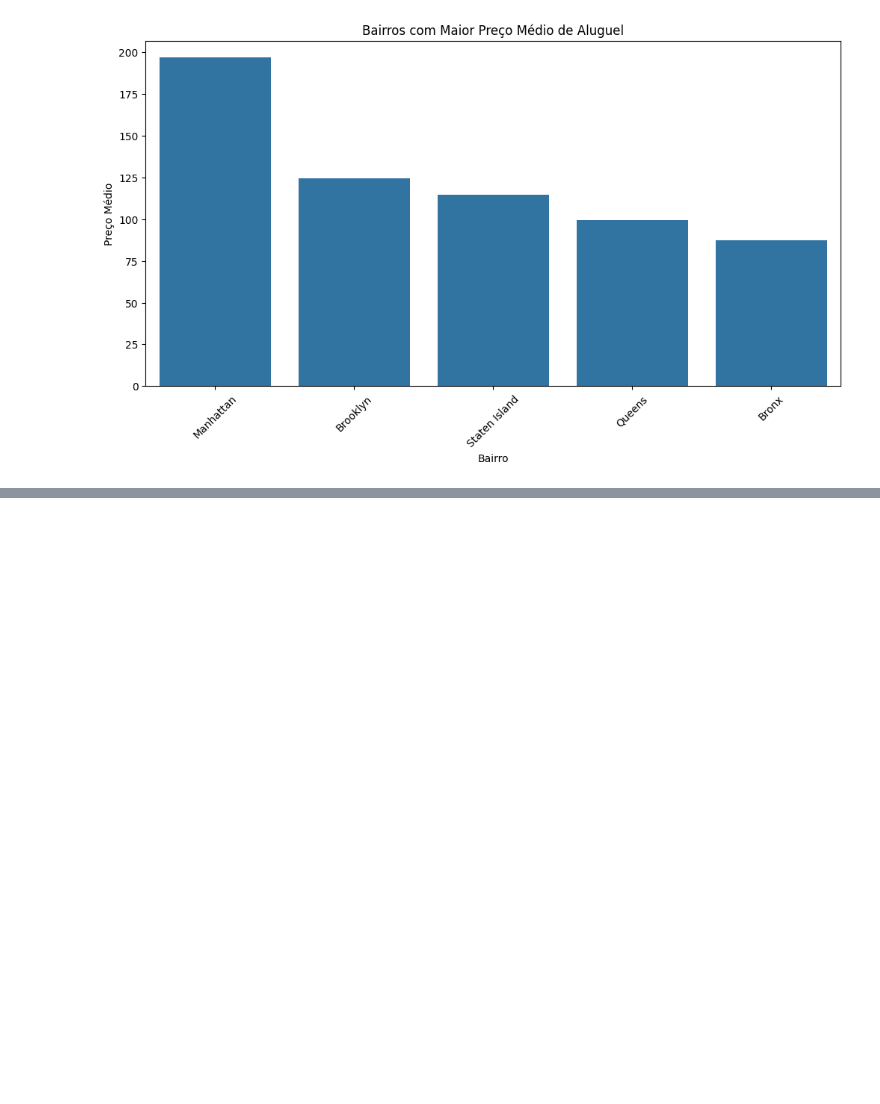
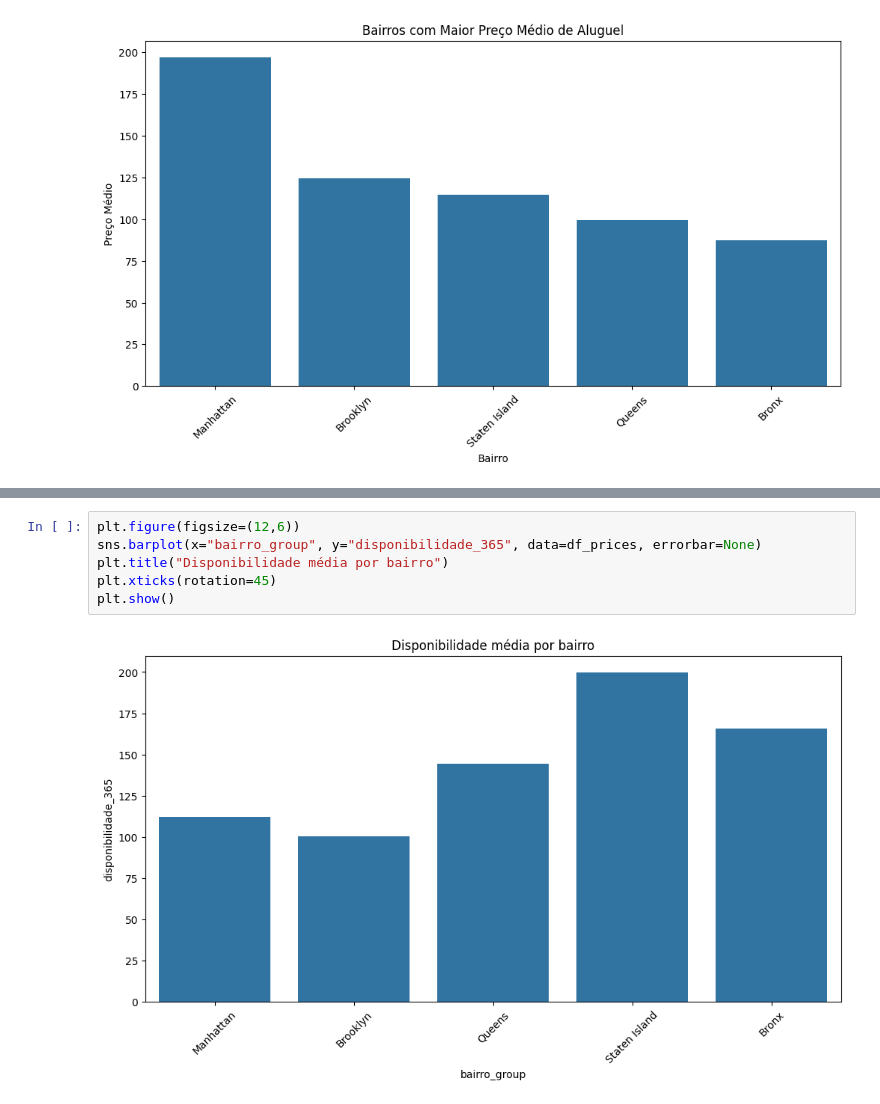
Before and after one commit to hlnmrqs/LH_CD_Helen_Carneiro, a Jupyter notebook: notebook/projeto.ipynb, the cells around one changed output, grey strips where cells are left out. Saved outputs shown, nothing was run; the diff lists cells and outputs as text; blank space fills up the shorter version.

```diff
--- a/notebook/projeto.ipynb
+++ b/notebook/projeto.ipynb
@@ -227,3 +235,11 @@ for _, row in bairros_group_mapa.iterrows():
 m
 # %% [output]
 [interactive output not drawn]
+# %%
+plt.figure(figsize=(12,6))
+sns.barplot(x="bairro_group", y="disponibilidade_365", data=df_prices, errorbar=None)
+plt.title("Disponibilidade média por bairro")
+plt.xticks(rotation=45)
+plt.show()
+# %% [output]
+[figure, added]
```
Also changed, not shown: parts of 2 cells of this notebook.
